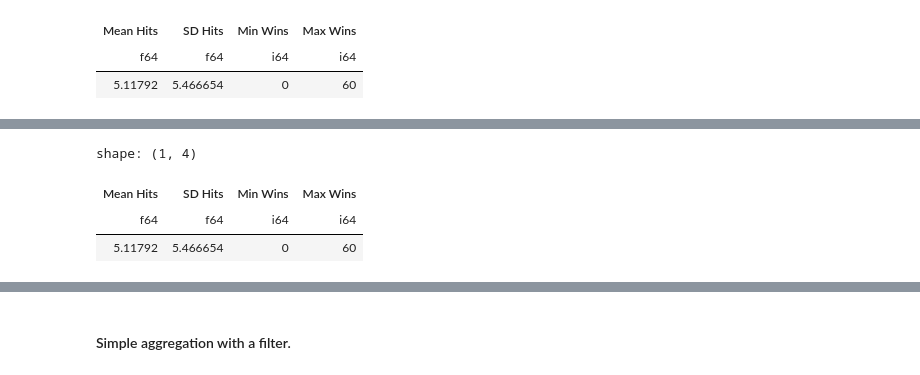
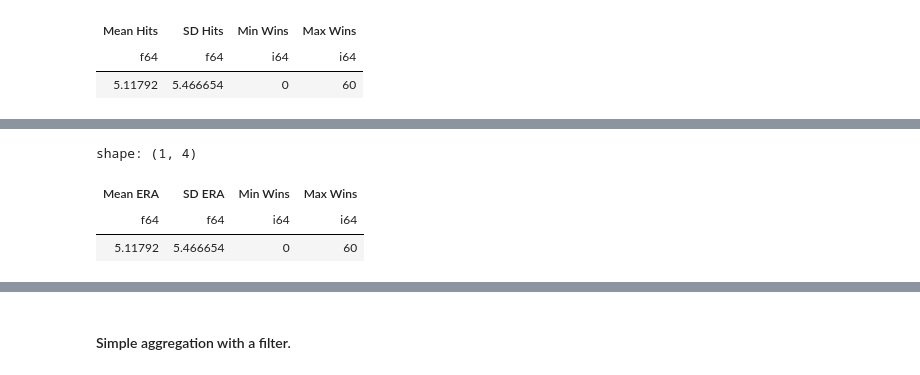
Before and after one commit to wmackedanz/dsci_325_module_7_more_data_management_in_python, a Jupyter notebook: 7_1_aggregation.ipynb, the cells around one changed output, grey strips where cells are left out. Cells and saved outputs as stored; diff of their text form; code cells hidden in the pictures.

```diff
--- a/7_1_aggregation.ipynb
+++ b/7_1_aggregation.ipynb
@@ -60,22 +61,22 @@ shape: (1, 4)
 # %%
 (pitching
   .select([pl.col('ERA')
              .mean()
-             .alias('Mean Hits'),
+             .alias('Mean ERA'),
            pl.col('ERA')
              .std()
-             .alias('SD Hits'),
+             .alias('SD ERA'),
            pl.col('W')
              .min()
              .alias('Min Wins'),
            pl.col('W')
              .max()
              .alias('Max Wins'),
           ])
 )
 # %% [output]
 shape: (1, 4)
-| Mean Hits | SD Hits | Min Wins | Max Wins |
+| Mean ERA | SD ERA | Min Wins | Max Wins |
 | f64 | f64 | i64 | i64 |
 | 5.11792 | 5.466654 | 0 | 60 |
 # %% [markdown]
```
Also changed, not shown: parts of 10 cells of this notebook, 2 other files.
